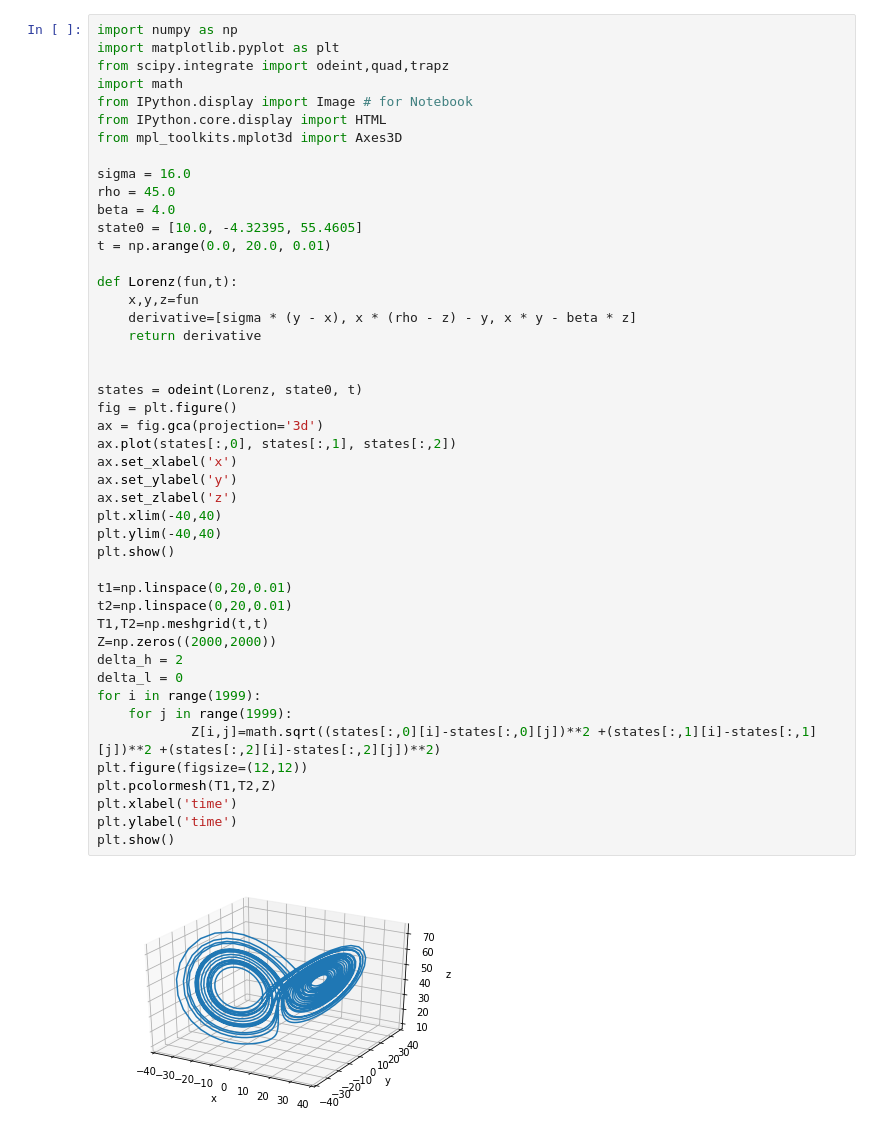
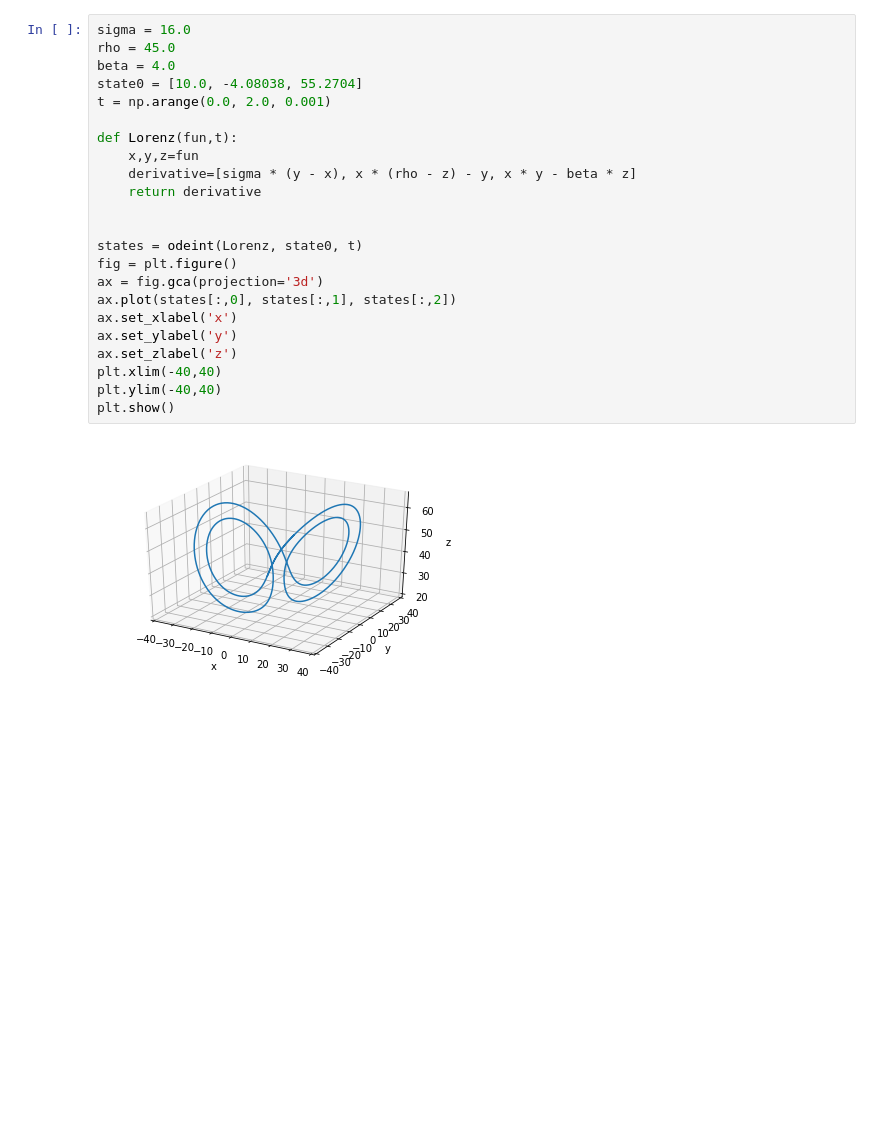
Before and after one commit to WyLyu/UPOsHam, a Jupyter notebook: RecurrencePlot.ipynb, the cells around one changed output. Cells and saved outputs as stored; diff of their text form; blank space fills up the shorter version.

```diff
--- a/RecurrencePlot.ipynb
+++ b/RecurrencePlot.ipynb
@@ -1,48 +26,25 @@
 # %%
-import numpy as np
-import matplotlib.pyplot as plt
-from scipy.integrate import odeint,quad,trapz
-import math
-from IPython.display import Image # for Notebook
-from IPython.core.display import HTML
-from mpl_toolkits.mplot3d import Axes3D
-
 sigma = 16.0
 rho = 45.0
 beta = 4.0
-state0 = [10.0, -4.32395, 55.4605]
-t = np.arange(0.0, 20.0, 0.01)
+state0 = [10.0, -4.08038, 55.2704]
+t = np.arange(0.0, 2.0, 0.001)
 
 def Lorenz(fun,t):
     x,y,z=fun
     derivative=[sigma * (y - x), x * (rho - z) - y, x * y - beta * z]
     return derivative
 
 
 states = odeint(Lorenz, state0, t)
 fig = plt.figure()
 ax = fig.gca(projection='3d')
 ax.plot(states[:,0], states[:,1], states[:,2])
 ax.set_xlabel('x')
 ax.set_ylabel('y')
 ax.set_zlabel('z')
 plt.xlim(-40,40)
 plt.ylim(-40,40)
 plt.show()
-
-t1=np.linspace(0,20,0.01)
-t2=np.linspace(0,20,0.01)
-T1,T2=np.meshgrid(t,t)
-Z=np.zeros((2000,2000))
-delta_h = 2
-delta_l = 0
-for i in range(1999):
-    for j in range(1999):
-            Z[i,j]=math.sqrt((states[:,0][i]-states[:,0][j])**2 +(states[:,1][i]-states[:,1][j])**2 +(states[:,2][i]-states[:,2][j])**2)
-plt.figure(figsize=(12,12))
-plt.pcolormesh(T1,T2,Z)
-plt.xlabel('time')
-plt.ylabel('time')
-plt.show()
 # %% [output]
-[figure, old version]
+[figure, new version]
```
Also changed, not shown: parts of 4 cells of this notebook.
